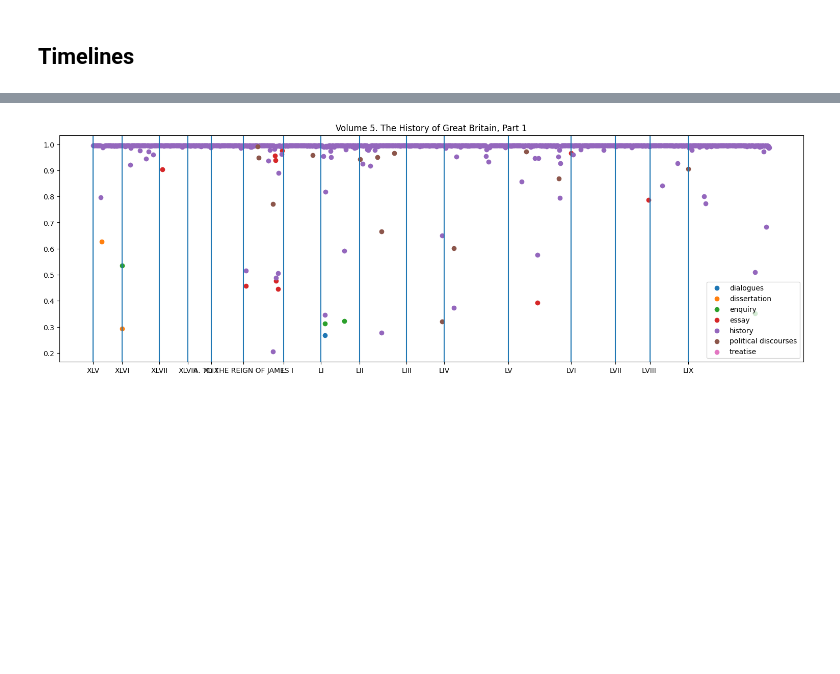
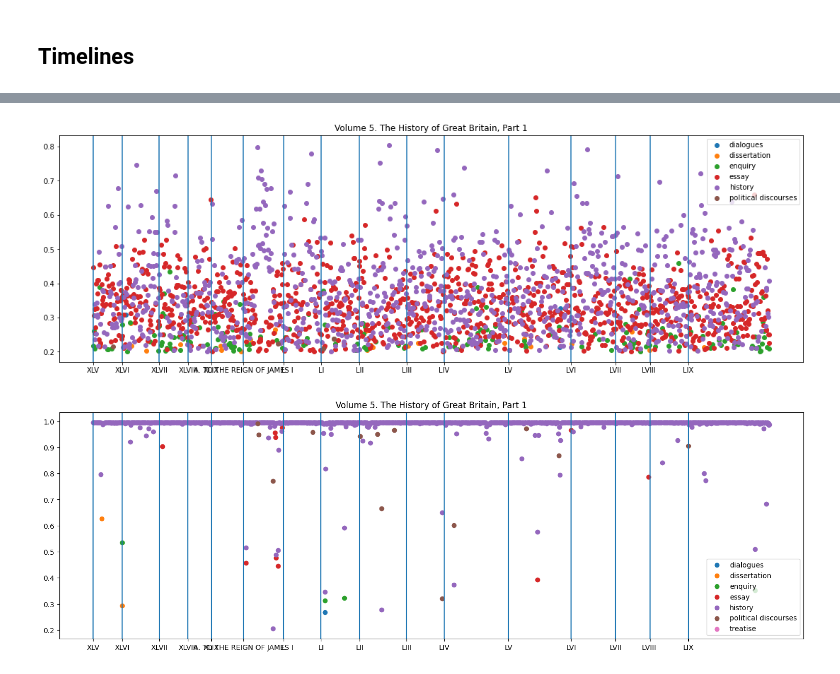
Before and after one commit to vbunt/hume-classifier, a Jupyter notebook: what is inside history?.ipynb, the cells around one changed output, grey strips where cells are left out. Cells and saved outputs as stored; diff of their text form; code cells hidden in the pictures; blank space fills up the shorter version.

```diff
--- a/what is inside history?.ipynb
+++ b/what is inside history?.ipynb
@@ -85,6 +85,21 @@ def predict_logreg():
     pred = model.predict_proba(x_test)
 
     return pred
+# %%
+def predict_logreg_nohist():
+    # load
+    with open('models/logreg_nohist.pkl', 'rb') as f:
+        model = pickle.load(f)
+
+    with open('models/tfidf_vectorizer_nohist.pkl', 'rb') as f:
+        vect = pickle.load(f)
+
+    x_test = vect.transform(DATA['text'])
+    pred = model.predict_proba(x_test)
+
+    return pred
+# %%
+pred_logreg_nohist = predict_logreg_nohist()
 # %%
 pred_logreg = predict_logreg()
 # %%
@@ -123,3 +138,7 @@ draw_volume(5, pred_logreg)
+# %%
+draw_volume(5, pred_logreg_nohist, n=6)
+# %% [output]
+[figure, added]
 # %%
 draw_volume(5, pred_transformer)
 # %% [output]
```
Also changed, not shown: parts of 17 cells of this notebook, 4 other files.
